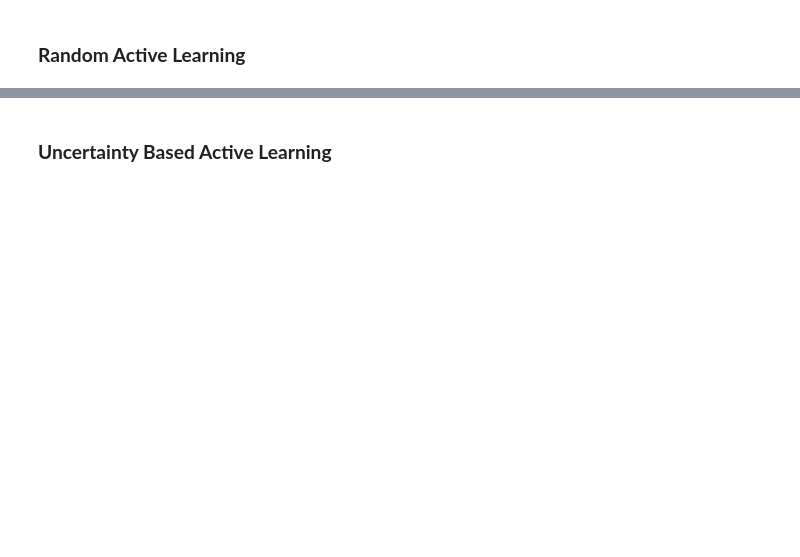
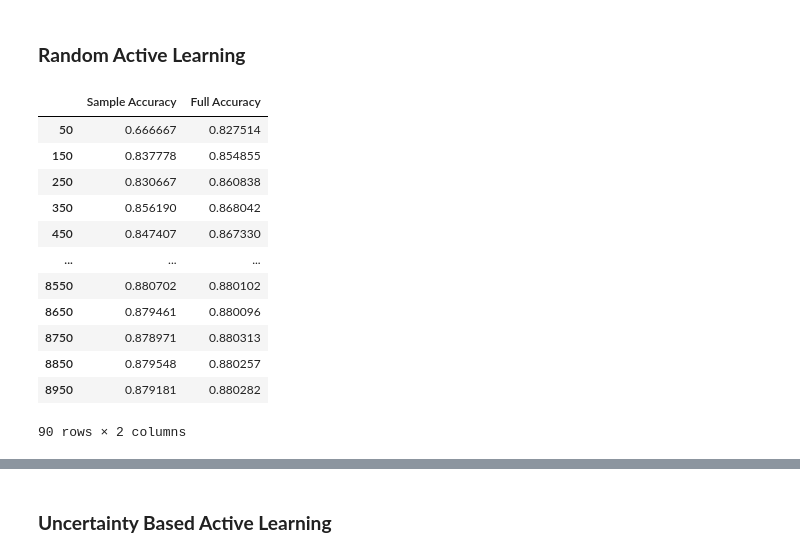
Before and after one commit to giorgiodemarchi/Duality-Based-Active-Learning, a Jupyter notebook: model.ipynb, the cells around one changed output, grey strips where cells are left out. Drawn from its saved outputs; the diff is of its cells as text; code cells hidden in the pictures; blank space fills up the shorter version.

```diff
--- a/model.ipynb
+++ b/model.ipynb
@@ -100,6 +100,21 @@ averages = {key: ((sums[key][0] / counts[key]), (sums[key][1] / counts[key])) fo
 # %%
 accuracies_df = pd.DataFrame(averages).T
 accuracies_df.columns = ['Sample Accuracy', 'Full Accuracy']
+accuracies_df
+# %% [output]
+|  | Sample Accuracy | Full Accuracy |
+| 50 | 0.666667 | 0.827514 |
+| 150 | 0.837778 | 0.854855 |
+| 250 | 0.830667 | 0.860838 |
+| 350 | 0.856190 | 0.868042 |
+| 450 | 0.847407 | 0.867330 |
+| ... | ... | ... |
+| 8550 | 0.880702 | 0.880102 |
+| 8650 | 0.879461 | 0.880096 |
+| 8750 | 0.878971 | 0.880313 |
+| 8850 | 0.879548 | 0.880257 |
+| 8950 | 0.879181 | 0.880282 |
+90 rows × 2 columns
 # %%
 import matplotlib.pyplot as plt
 
```
Also changed, not shown: parts of 9 cells of this notebook.
